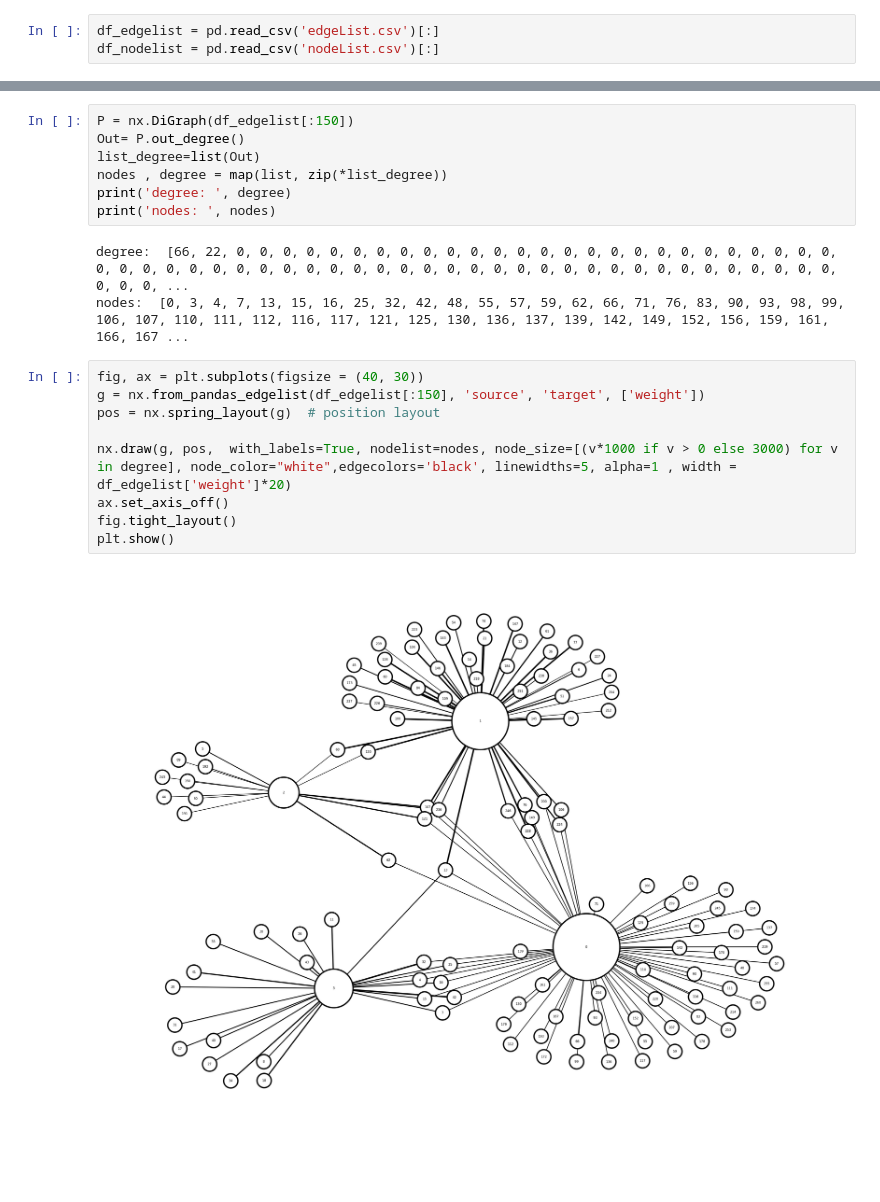
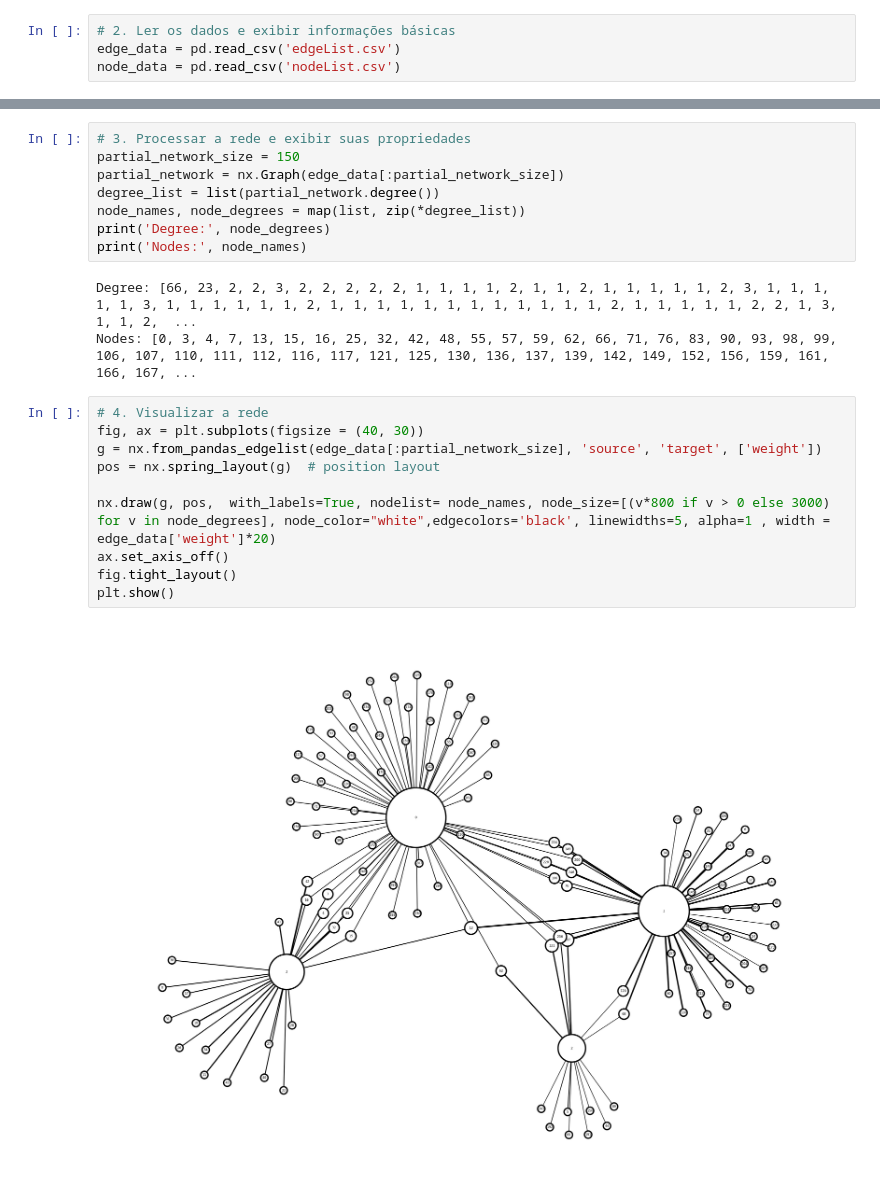
Before and after one commit to walacevale/Assortativity, a Jupyter notebook: main.ipynb, the cells around one changed output, grey strips where cells are left out. Saved outputs shown, nothing was run; the diff lists cells and outputs as text; blank space fills up the shorter version.

```diff
--- a/main.ipynb
+++ b/main.ipynb
@@ -4,6 +5,7 @@ import networkx as nx
 import matplotlib.pyplot as plt
 import numpy as np
 # %%
-df_edgelist = pd.read_csv('edgeList.csv')[:]
-df_nodelist = pd.read_csv('nodeList.csv')[:]
+# 2. Ler os dados e exibir informações básicas
+edge_data = pd.read_csv('edgeList.csv')
+node_data = pd.read_csv('nodeList.csv')
 # %%
@@ -24,25 +26,27 @@ df_edgelist.head()
 | 2 | 0 | 7 | 0.123091 |
 | 3 | 0 | 13 | 0.123091 |
 | 4 | 0 | 15 | 0.123091 |
-# %%
-P = nx.DiGraph(df_edgelist[:150])
-Out= P.out_degree()
-list_degree=list(Out)
-nodes , degree = map(list, zip(*list_degree))
-print('degree: ', degree)
-print('nodes: ', nodes)
-# %% [output]
-degree:  [66, 22, 0, 0, 0, 0, 0, 0, 0, 0, 0, 0, 0, 0, 0, 0, 0, 0, 0, 0, 0, 0, 0, 0, 0, 0, 0, 0, 0, 0, 0, 0, 0, 0, 0, 0, 0, 0, 0, 0, 0, 0, 0, 0, 0, 0, 0, 0, 0, 0, 0, 0, 0, 0, 0, 0, 0, 0, 0, 0, 0, 0, 0, ...
-nodes:  [0, 3, 4, 7, 13, 15, 16, 25, 32, 42, 48, 55, 57, 59, 62, 66, 71, 76, 83, 90, 93, 98, 99, 106, 107, 110, 111, 112, 116, 117, 121, 125, 130, 136, 137, 139, 142, 149, 152, 156, 159, 161, 166, 167 ...
+# %%
+# 3. Processar a rede e exibir suas propriedades
+partial_network_size = 150
+partial_network = nx.Graph(edge_data[:partial_network_size])
+degree_list = list(partial_network.degree())
+node_names, node_degrees = map(list, zip(*degree_list))
+print('Degree:', node_degrees)
+print('Nodes:', node_names)
+# %% [output]
+Degree: [66, 23, 2, 2, 3, 2, 2, 2, 2, 2, 1, 1, 1, 1, 2, 1, 1, 2, 1, 1, 1, 1, 1, 2, 3, 1, 1, 1, 1, 1, 3, 1, 1, 1, 1, 1, 1, 2, 1, 1, 1, 1, 1, 1, 1, 1, 1, 1, 1, 1, 2, 1, 1, 1, 1, 1, 2, 2, 1, 3, 1, 1, 2,  ...
+Nodes: [0, 3, 4, 7, 13, 15, 16, 25, 32, 42, 48, 55, 57, 59, 62, 66, 71, 76, 83, 90, 93, 98, 99, 106, 107, 110, 111, 112, 116, 117, 121, 125, 130, 136, 137, 139, 142, 149, 152, 156, 159, 161, 166, 167, ...
 # %%
+# 4. Visualizar a rede
 fig, ax = plt.subplots(figsize = (40, 30))
-g = nx.from_pandas_edgelist(df_edgelist[:150], 'source', 'target', ['weight'])
+g = nx.from_pandas_edgelist(edge_data[:partial_network_size], 'source', 'target', ['weight'])
 pos = nx.spring_layout(g)  # position layout
 
-nx.draw(g, pos,  with_labels=True, nodelist=nodes, node_size=[(v*1000 if v > 0 else 3000) for v in degree], node_color="white",edgecolors='black', linewidths=5, alpha=1 , width = df_edgelist['weight']*20)
+nx.draw(g, pos,  with_labels=True, nodelist= node_names, node_size=[(v*800 if v > 0 else 3000) for v in node_degrees], node_color="white",edgecolors='black', linewidths=5, alpha=1 , width = edge_data['weight']*20)
 ax.set_axis_off()
 fig.tight_layout()
 plt.show()
 # %% [output]
-[figure, old version]
+[figure, new version]
 # %%
```
Also changed, not shown: parts of 11 cells of this notebook, 2 other files.
